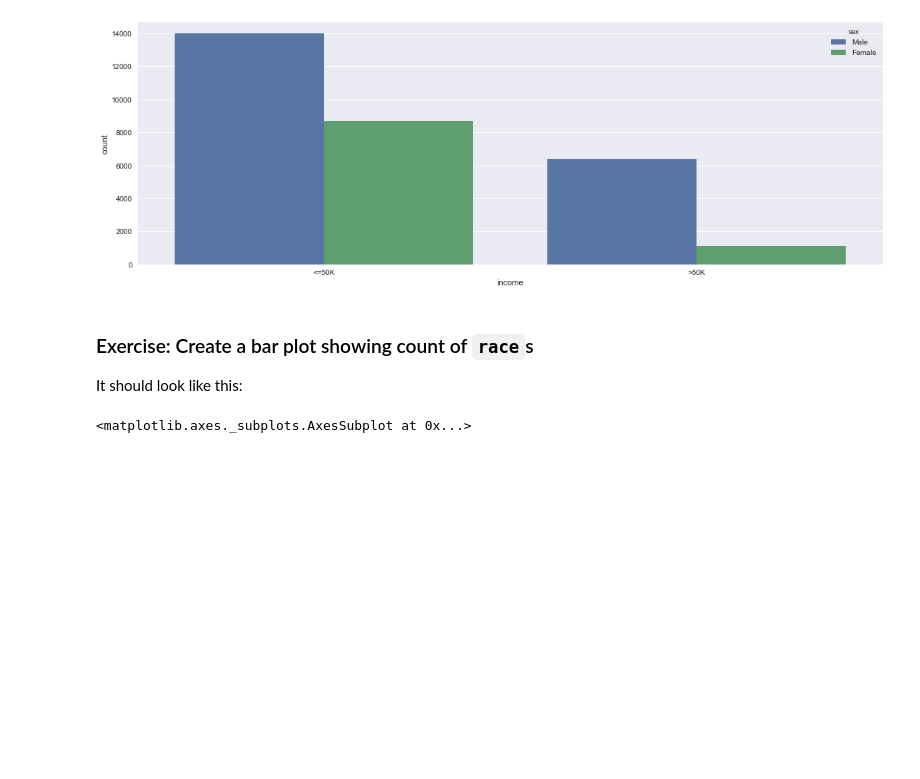
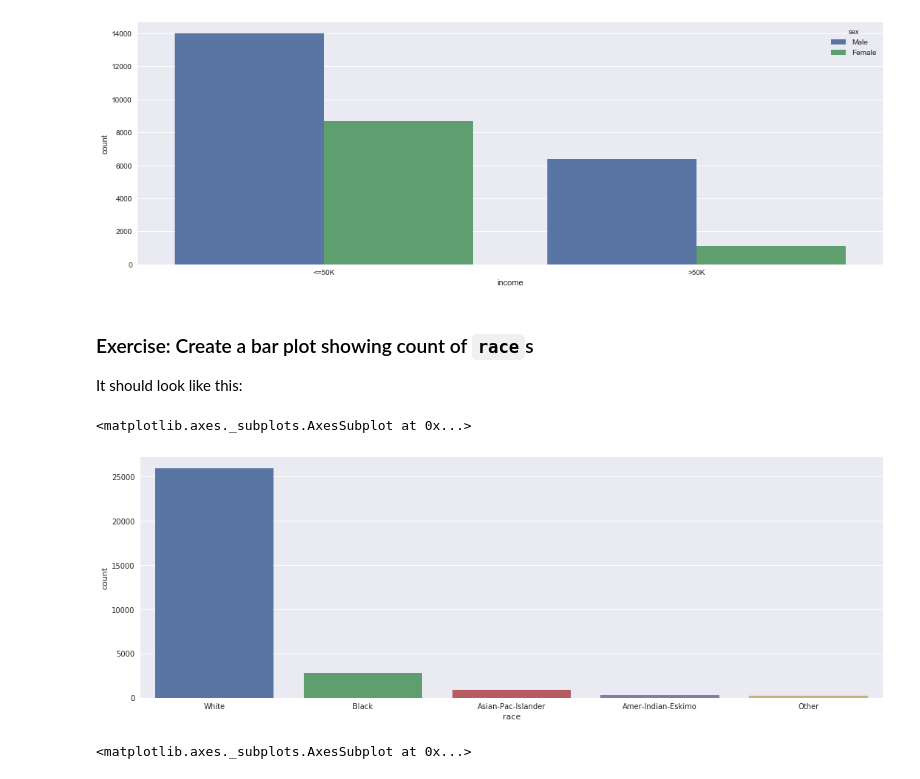
Before and after one commit to gmrkss/ds-unit-2-us-census-analyisis, a Jupyter notebook: Project 2 - US Census.ipynb, the cells around one changed output. Cells and saved outputs as stored; diff of their text form; code cells hidden in the pictures; blank space fills up the shorter version.

```diff
--- a/Project 2 - US Census.ipynb
+++ b/Project 2 - US Census.ipynb
@@ -314,6 +405,11 @@ _Hint: Check [countplots](https://seaborn.pydata.org/tutorial/categorical.html#b
 ### Exercise: Create a bar plot showing count of `race`s
 
 It should look like this:
+# %%
+sns.countplot(data=df3, x='race')
+# %% [output]
+<matplotlib.axes._subplots.AxesSubplot at 0x...>
+[figure, added]
 # %%
 # Expected result
 # %% [output]
```
Also changed, not shown: parts of 25 cells of this notebook, 1 other file.
